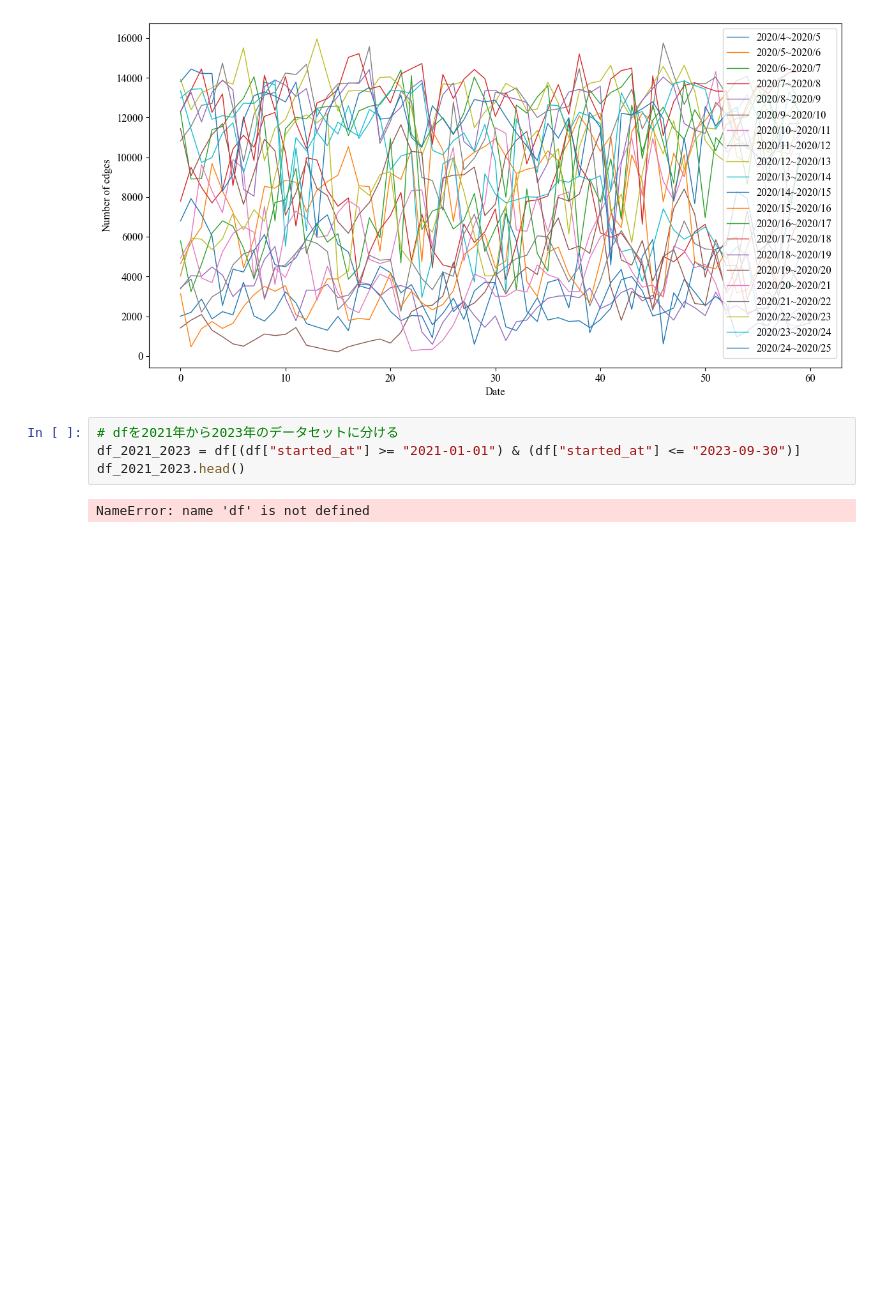
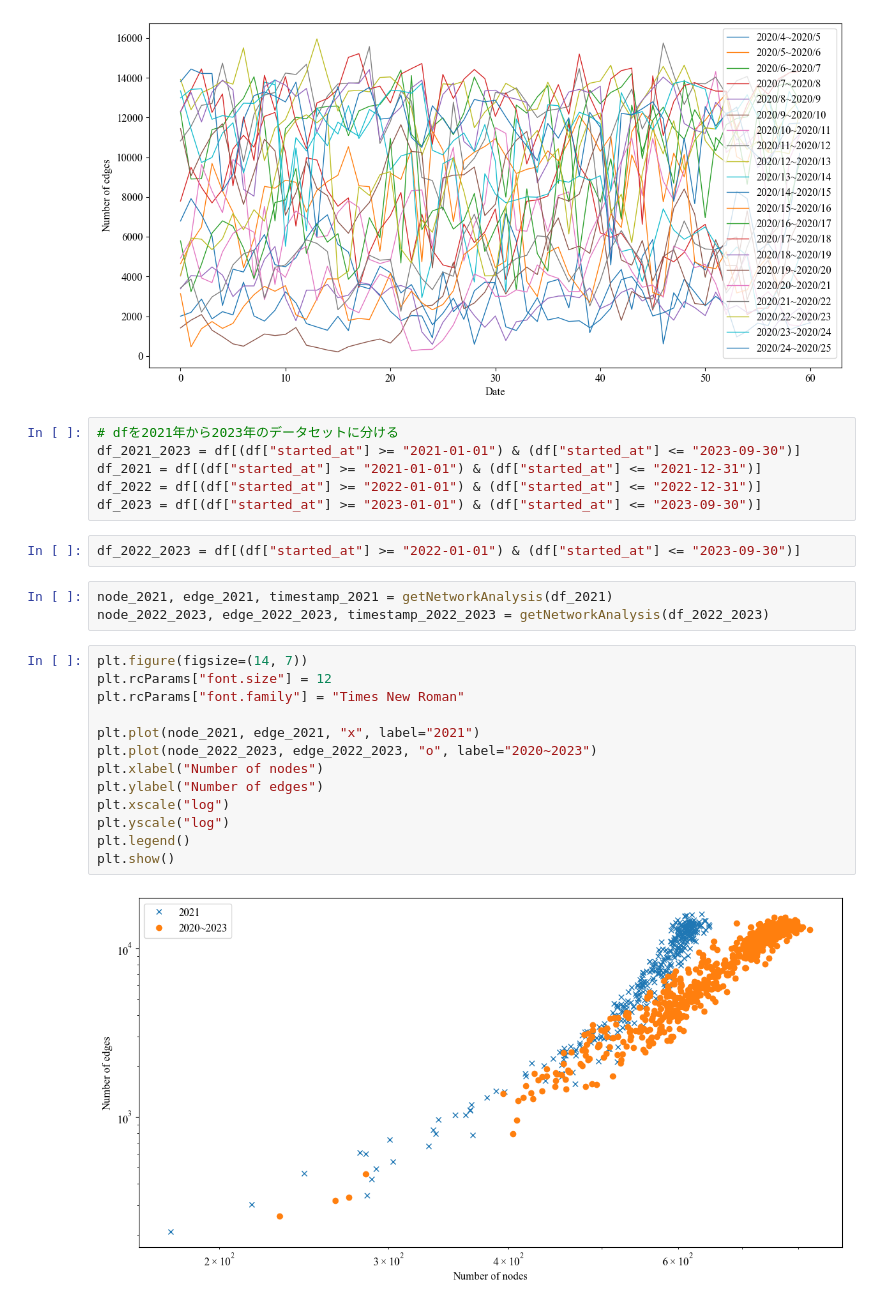
Before and after one commit to yiadka/mobility_scaling, a Jupyter notebook: notebooks/kappa_distribution.ipynb, the cells around one changed output. Saved outputs shown, nothing was run; the diff lists cells and outputs as text; blank space fills up the shorter version.

Commit message:
plot

```diff
--- a/notebooks/kappa_distribution.ipynb
+++ b/notebooks/kappa_distribution.ipynb
@@ -800,9 +800,29 @@ plt.legend()
 plt.show()
 # %% [output]
 [figure]
+# %%
+# dfを2021年から2023年のデータセットに分ける
+df_2021_2023 = df[(df["started_at"] >= "2021-01-01") & (df["started_at"] <= "2023-09-30")]
+df_2021 = df[(df["started_at"] >= "2021-01-01") & (df["started_at"] <= "2021-12-31")]
+df_2022 = df[(df["started_at"] >= "2022-01-01") & (df["started_at"] <= "2022-12-31")]
+df_2023 = df[(df["started_at"] >= "2023-01-01") & (df["started_at"] <= "2023-09-30")]
 # %%
-# dfを2021年から2023年のデータセットに分ける
-df_2021_2023 = df[(df["started_at"] >= "2021-01-01") & (df["started_at"] <= "2023-09-30")]
-df_2021_2023.head()
+df_2022_2023 = df[(df["started_at"] >= "2022-01-01") & (df["started_at"] <= "2023-09-30")]
-# %% [output]
-NameError: name 'df' is not defined
+# %%
+node_2021, edge_2021, timestamp_2021 = getNetworkAnalysis(df_2021)
+node_2022_2023, edge_2022_2023, timestamp_2022_2023 = getNetworkAnalysis(df_2022_2023)
+# %%
+plt.figure(figsize=(14, 7))
+plt.rcParams["font.size"] = 12
+plt.rcParams["font.family"] = "Times New Roman"
+
+plt.plot(node_2021, edge_2021, "x", label="2021")
+plt.plot(node_2022_2023, edge_2022_2023, "o", label="2020~2023")
+plt.xlabel("Number of nodes")
+plt.ylabel("Number of edges")
+plt.xscale("log")
+plt.yscale("log")
+plt.legend()
+plt.show()
+# %% [output]
+[figure, added]
```
Also changed, not shown: parts of 7 cells of this notebook, 1 other file.
